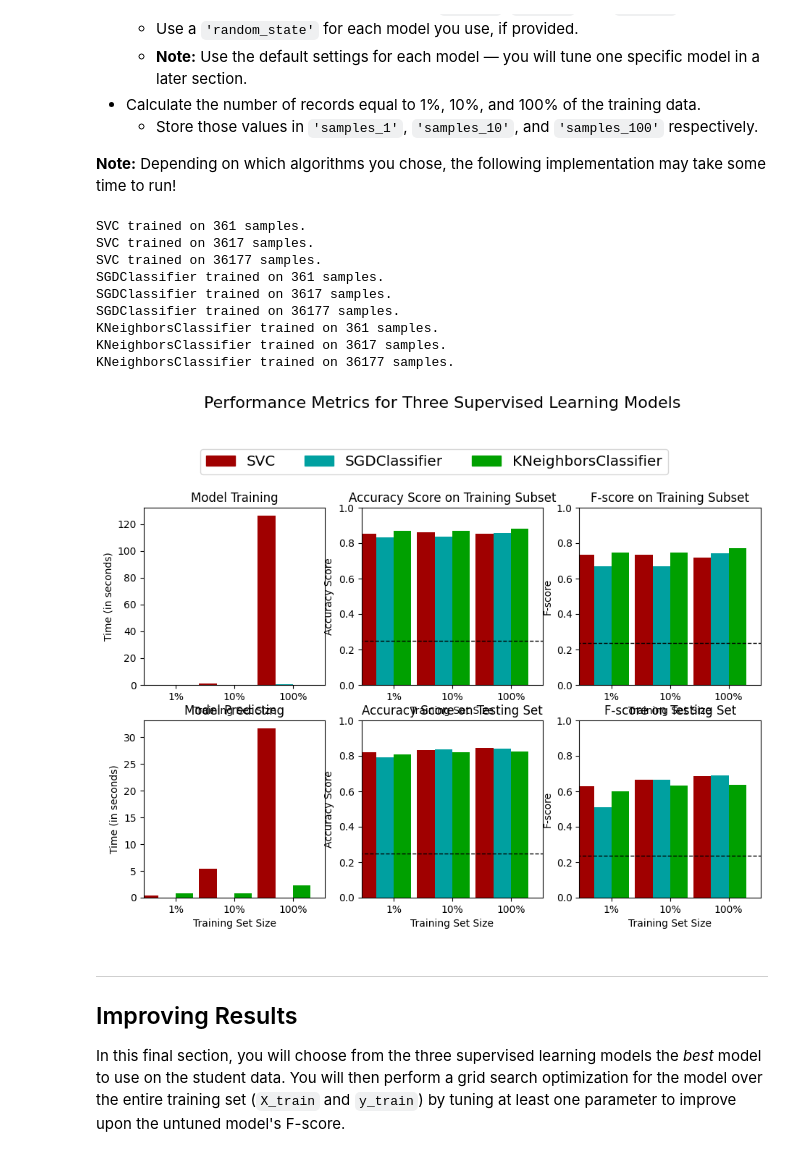
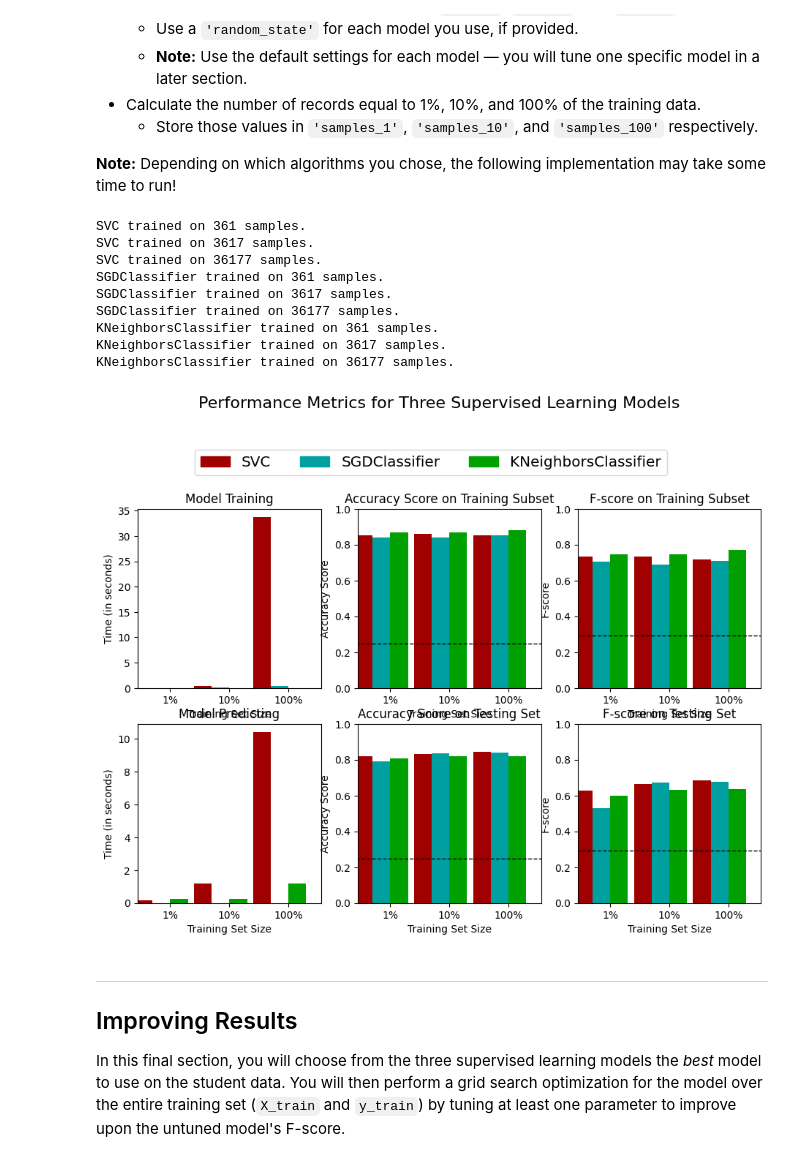
Before and after one commit to Ahwar/FindingDonors, a Jupyter notebook: finding_donors.ipynb, the cells around one changed output. Drawn from its saved outputs; the diff is of its cells as text; code cells hidden in the pictures.

Commit message:
fix: fixed peer review errors
fixed the f-score formulae and added random_state

fixed f-score formulae by changing false_positive formulae
added random_state to all models

```diff
--- a/finding_donors.ipynb
+++ b/finding_donors.ipynb
@@ -254,9 +254,10 @@ FN = 0 # No predicted negatives in the naive case
 '''
 # Calculate accuracy, precision and recall
 t_positive = np.sum(income['>50K'])
-f_positive = int(income.count()[0])
+f_positive = int(income.count()[0]) - t_positive
 t_negative = 0
 f_negative = 0
+
 
 accuracy = (t_positive + t_negative) / n_records
 recall = t_positive / (t_positive + f_negative)
@@ -264,7 +265,7 @@ precision = t_positive / (t_positive + f_positive)
 
 # Calculate F-score using the formula above for beta = 0.5 and correct values for precision and recall.
 beta = 0.5
-fscore = (1 + (beta**2)) * (precision * recall / ((beta**2 * precision) + recall))
+fscore = (1 + beta**2) * (precision * recall) / ((beta**2 * precision) + recall)
 
 # Print the results
 print("Naive Predictor: [Accuracy score: {:.4f}, F-score: {:.4f}]".format(accuracy, fscore))
@@ -445,40 +446,40 @@ from sklearn.linear_model import SGDClassifier
 from sklearn.neighbors import KNeighborsClassifier
 
 # TODO: Initialize the three models
-clf_A = svm.SVC()
-clf_B = SGDClassifier()
-clf_C = KNeighborsClassifier()
+clf_A = svm.SVC(random_state=7)
+clf_B = SGDClassifier(random_state=7)
+clf_C = KNeighborsClassifier(n_jobs=-1)
 
 # TODO: Calculate the number of samples for 1%, 10%, and 100% of the training data
 # HINT: samples_100 is the entire training set i.e. len(y_train)
 # HINT: samples_10 is 10% of samples_100 (ensure to set the count of the values to be `int` and not `float`)
 # HINT: samples_1 is 1% of samples_100 (ensure to set the count of the values to be `int` and not `float`)
 samples_100 = len(y_train)
 samples_10 = int(len(y_train) * 0.1)
 samples_1 = int(len(y_train) * 0.01)
 
 # Collect results on the learners
 results = {}
 for clf in [clf_A, clf_B, clf_C]:
     clf_name = clf.__class__.__name__
     results[clf_name] = {}
     for i, samples in enumerate([samples_1, samples_10, samples_100]):
         results[clf_name][i] = \
         train_predict(clf, samples, X_train, y_train, X_test, y_test)
 
 # Run metrics visualization for the three supervised learning models chosen
 vs.evaluate(results, accuracy, fscore)
 # %% [output]
 SVC trained on 361 samples.
 SVC trained on 3617 samples.
 SVC trained on 36177 samples.
 SGDClassifier trained on 361 samples.
 SGDClassifier trained on 3617 samples.
 SGDClassifier trained on 36177 samples.
 KNeighborsClassifier trained on 361 samples.
 KNeighborsClassifier trained on 3617 samples.
 KNeighborsClassifier trained on 36177 samples.
-[figure, old version]
+[figure, new version]
 # %% [markdown]
 ----
 ## Improving Results
```
Also changed, not shown: parts of 7 cells of this notebook.
